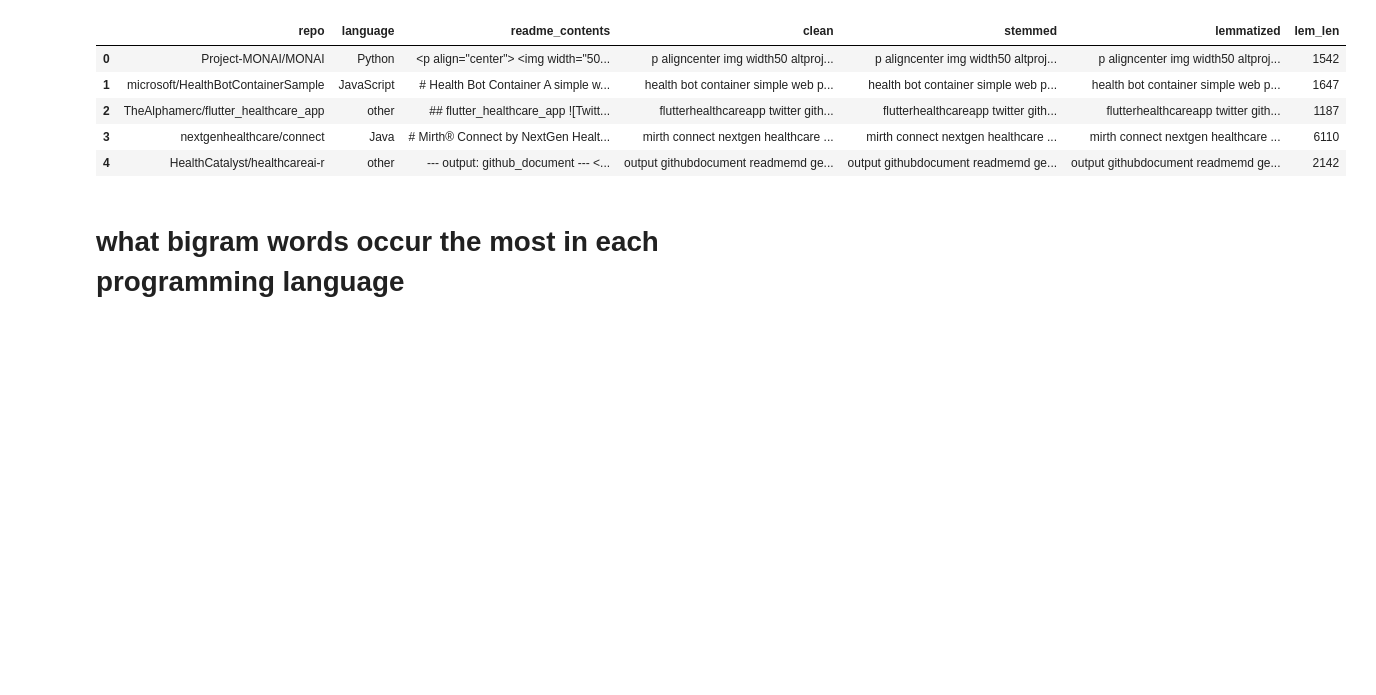
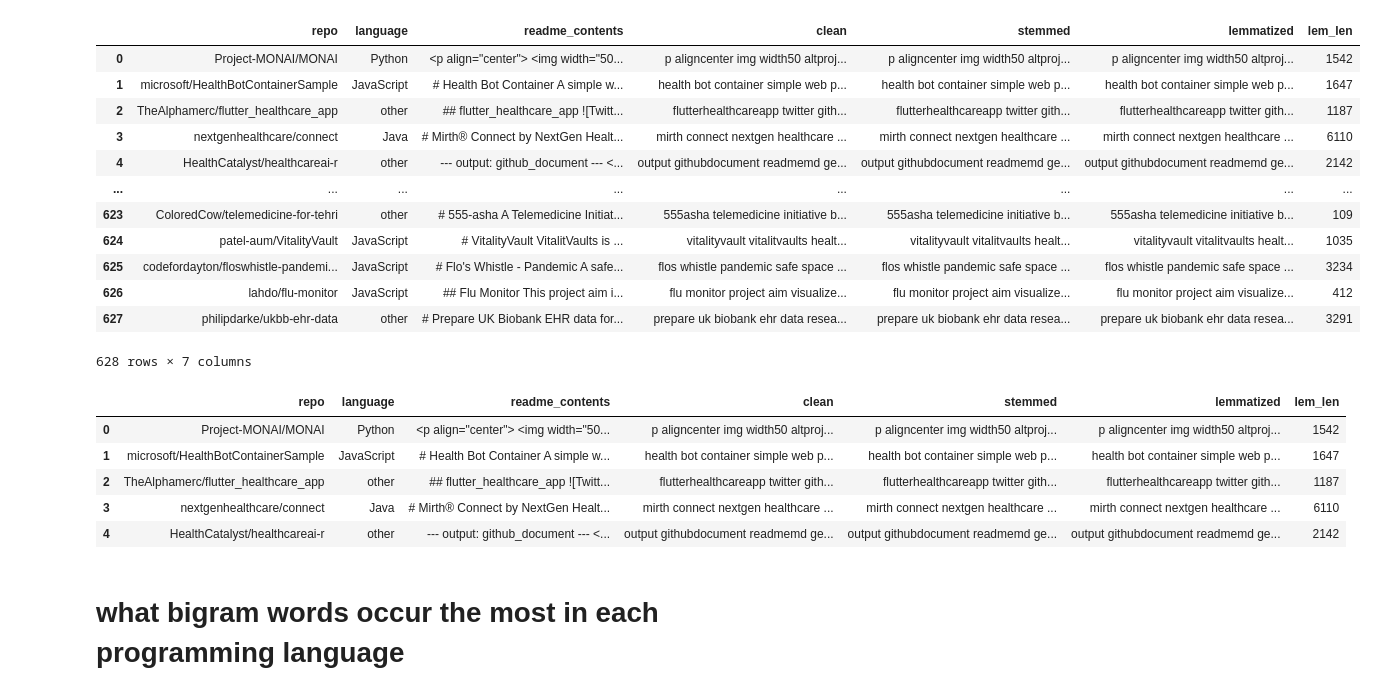
Before and after one commit to Team-DB-NLP/nlp_project, a Jupyter notebook: final_notebook.ipynb, the cells around one changed output. Drawn from its saved outputs; the diff is of its cells as text; code cells hidden in the pictures; blank space fills up the shorter version.

```diff
--- a/final_notebook.ipynb
+++ b/final_notebook.ipynb
@@ -67,5 +106,21 @@ from sklearn.model_selection import train_test_split
 # %%
 new_df = wrangle.get_dataframe()
+# %%
+new_df
+# %% [output]
+|  | repo | language | readme_contents | clean | stemmed | lemmatized | lem_len |
+| 0 | Project-MONAI/MONAI | Python | <p align="center"> <img width="50... | p aligncenter img width50 altproj... | p aligncenter img width50 altproj... | p aligncenter img width50 altproj... | 1542 |
+| 1 | microsoft/HealthBotContainerSample | JavaScript | # Health Bot Container A simple w... | health bot container simple web p... | health bot container simple web p... | health bot container simple web p... | 1647 |
+| 2 | TheAlphamerc/flutter_healthcare_app | other | ## flutter_healthcare_app ![Twitt... | flutterhealthcareapp twitter gith... | flutterhealthcareapp twitter gith... | flutterhealthcareapp twitter gith... | 1187 |
+| 3 | nextgenhealthcare/connect | Java | # Mirth® Connect by NextGen Healt... | mirth connect nextgen healthcare ... | mirth connect nextgen healthcare ... | mirth connect nextgen healthcare ... | 6110 |
+| 4 | HealthCatalyst/healthcareai-r | other | --- output: github_document --- <... | output githubdocument readmemd ge... | output githubdocument readmemd ge... | output githubdocument readmemd ge... | 2142 |
+| ... | ... | ... | ... | ... | ... | ... | ... |
+| 623 | ColoredCow/telemedicine-for-tehri | other | # 555-asha A Telemedicine Initiat... | 555asha telemedicine initiative b... | 555asha telemedicine initiative b... | 555asha telemedicine initiative b... | 109 |
+| 624 | patel-aum/VitalityVault | JavaScript | # VitalityVault VitalitVaults is ... | vitalityvault vitalitvaults healt... | vitalityvault vitalitvaults healt... | vitalityvault vitalitvaults healt... | 1035 |
+| 625 | codefordayton/floswhistle-pandemi... | JavaScript | # Flo's Whistle - Pandemic A safe... | flos whistle pandemic safe space ... | flos whistle pandemic safe space ... | flos whistle pandemic safe space ... | 3234 |
+| 626 | lahdo/flu-monitor | JavaScript | ## Flu Monitor This project aim i... | flu monitor project aim visualize... | flu monitor project aim visualize... | flu monitor project aim visualize... | 412 |
+| 627 | philipdarke/ukbb-ehr-data | other | # Prepare UK Biobank EHR data for... | prepare uk biobank ehr data resea... | prepare uk biobank ehr data resea... | prepare uk biobank ehr data resea... | 3291 |
+628 rows × 7 columns
 # %%
 new_df.head()
 # %% [output]
```
Also changed, not shown: parts of 31 cells of this notebook, 5 other files.
